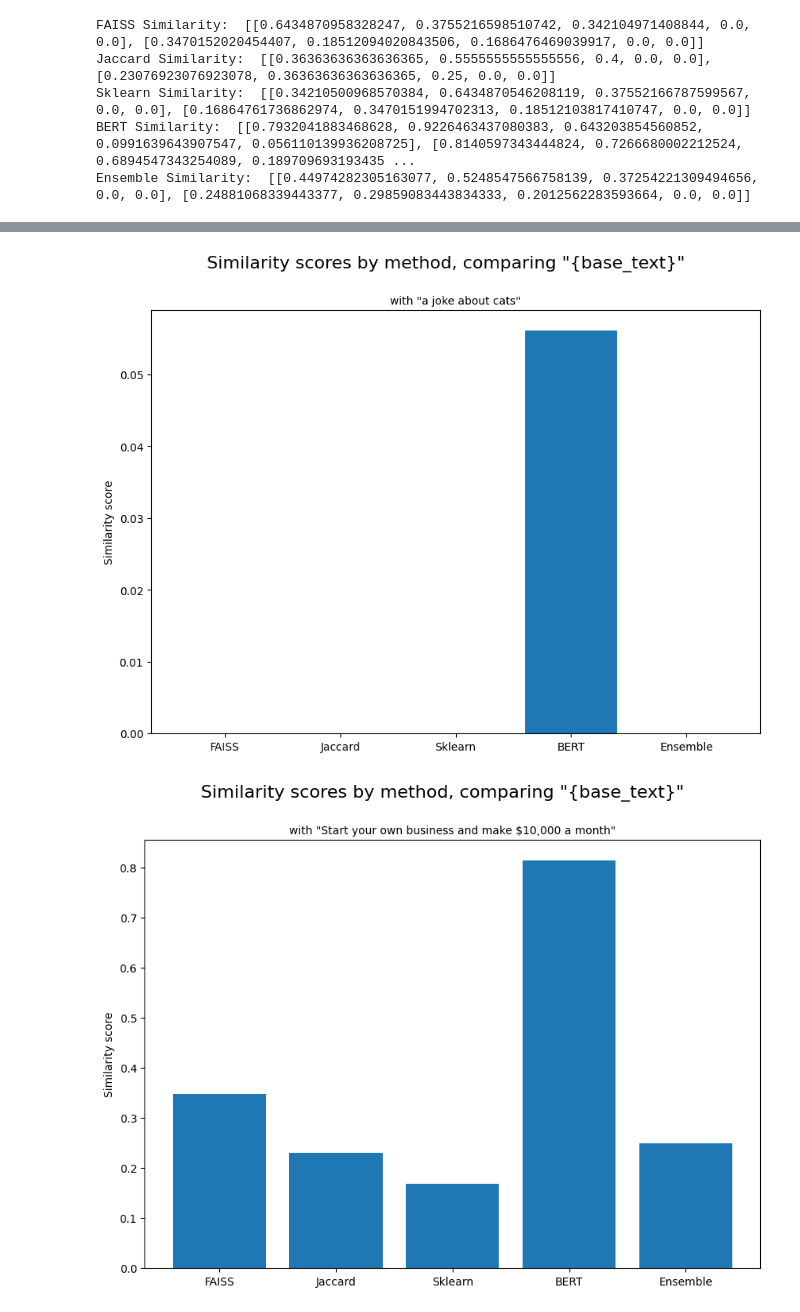
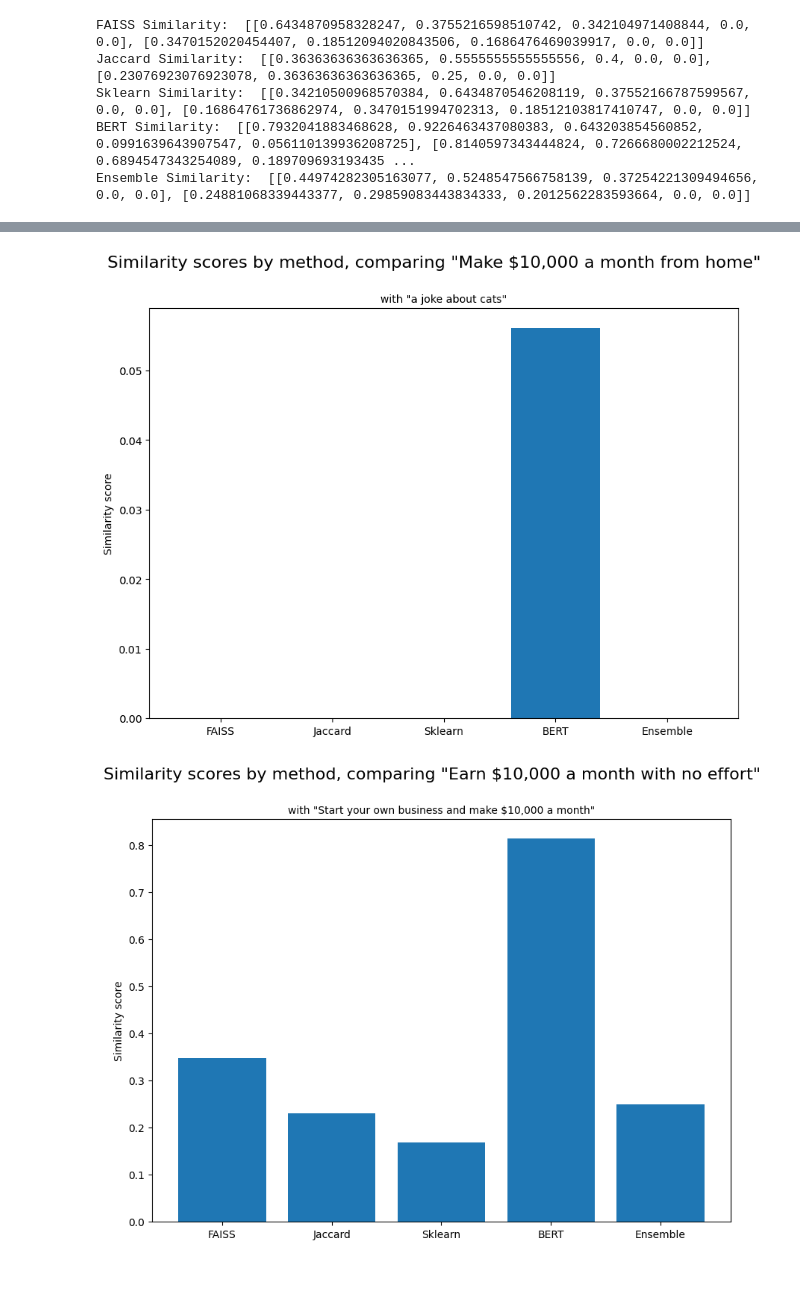
Before and after one commit to bartolkaruza/salient, a Jupyter notebook: backend/notebooks/experiment.ipynb, the cells around one changed output, grey strips where cells are left out. Drawn from its saved outputs; the diff is of its cells as text; code cells hidden in the pictures; blank space fills up the shorter version.

```diff
--- a/backend/notebooks/experiment.ipynb
+++ b/backend/notebooks/experiment.ipynb
@@ -54,7 +54,7 @@ for i in range(len(faiss_sim[0])):
         target_text = sample_data['target_texts'][j]
         similarity_scores = [faiss_sim[j][i], jaccard_sim[j][i], sklearn_sim[j][i], bert_sim[j][i], ensemble_sim[j][i]]
         plt.figure(figsize=(10,7)) # creates a new figure
-        plt.suptitle('Similarity scores by method, comparing "{base_text}"', fontsize=16)  # Main title
+        plt.suptitle(f'Similarity scores by method, comparing "{base_text}"', fontsize=16)  # Main title
         plt.title(f'with "{target_text}"', fontsize=10)  # Subtitle
         plt.bar(range(len(methods)), similarity_scores, tick_label=methods)
         plt.ylabel('Similarity score')
@@ -67,2 +67,2 @@ for i in range(len(faiss_sim[0])):
-[figure, old version]
+[figure, new version]
-[figure, old version]
+[figure, new version]
```
Also changed, not shown: parts of 3 cells of this notebook, 4 other files.
